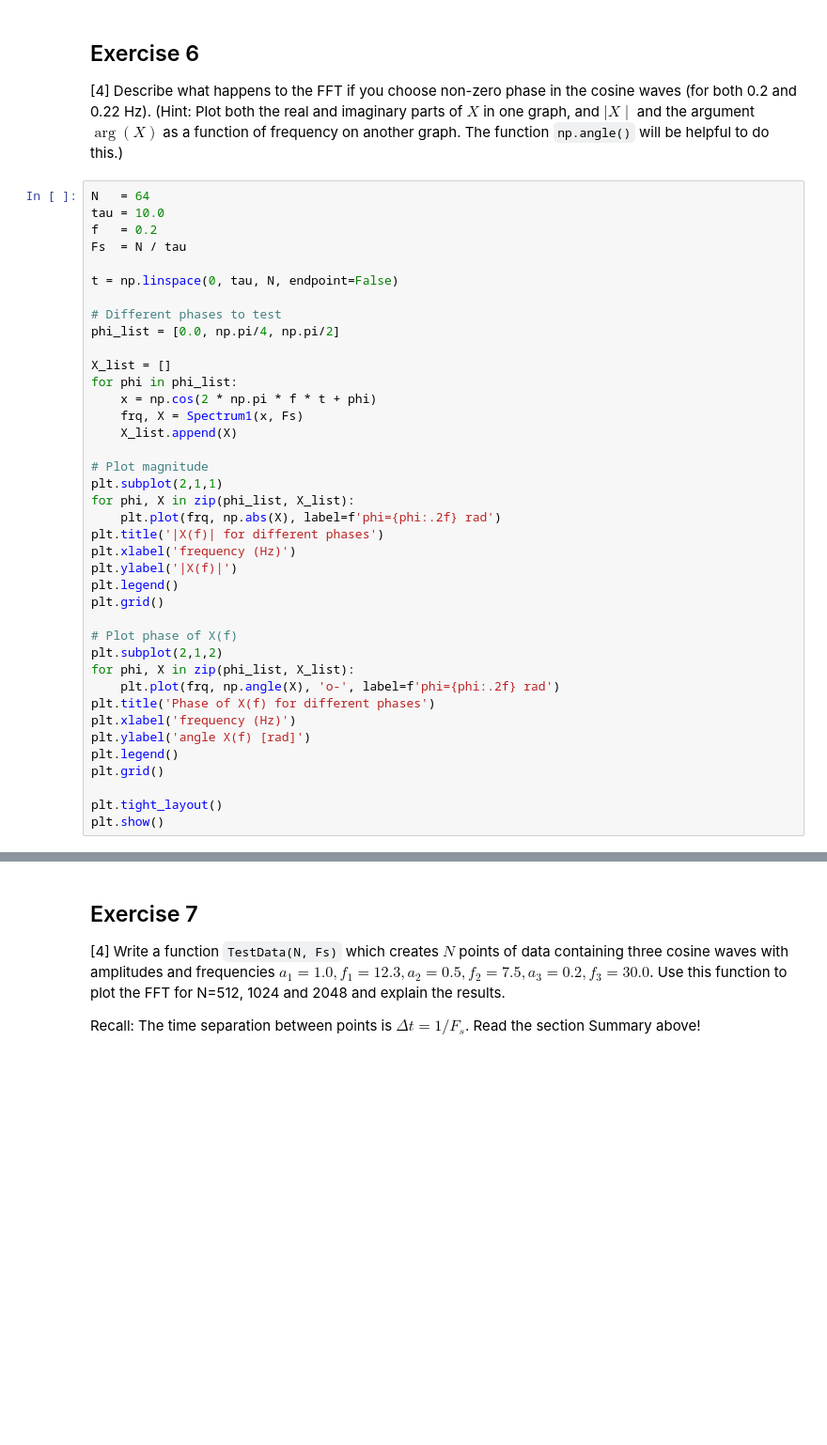
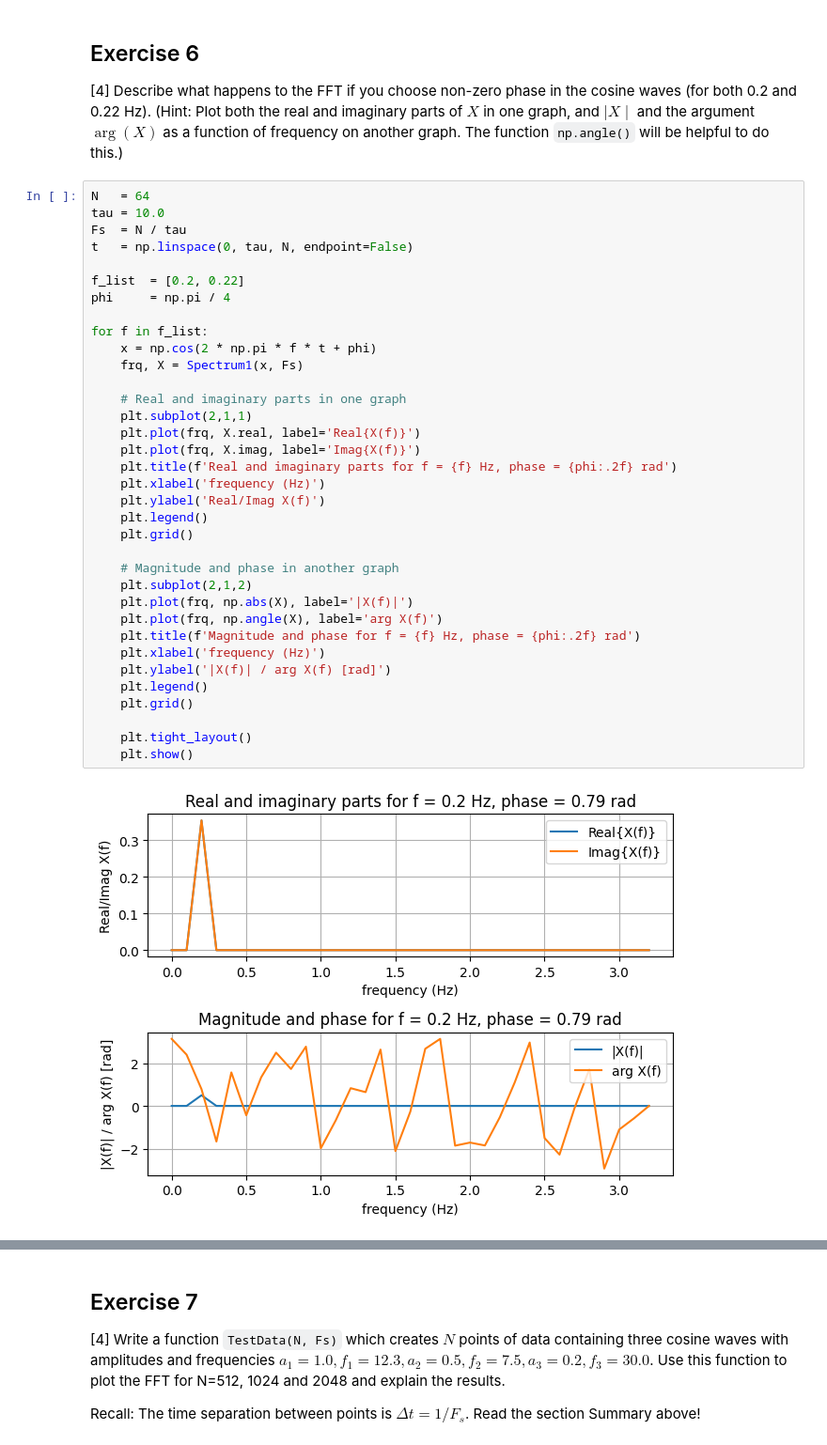
Before and after one commit to PX2145-2025/week-10-b-Ben-Sheldrick, a Jupyter notebook: FFT.ipynb, the cells around one changed output, grey strips where cells are left out. Shown at 94% size. Saved outputs shown, nothing was run; the diff lists cells and outputs as text; blank space fills up the shorter version.

```diff
--- a/FFT.ipynb
+++ b/FFT.ipynb
@@ -501,39 +501,37 @@ for f_sig in f_sig_list:
 # %%
 N   = 64
 tau = 10.0
-f   = 0.2
 Fs  = N / tau
+t   = np.linspace(0, tau, N, endpoint=False)
 
-t = np.linspace(0, tau, N, endpoint=False)
+f_list  = [0.2, 0.22]
+phi     = np.pi / 4
 
-# Different phases to test
-phi_list = [0.0, np.pi/4, np.pi/2]
-
-X_list = []
-for phi in phi_list:
+for f in f_list:
     x = np.cos(2 * np.pi * f * t + phi)
     frq, X = Spectrum1(x, Fs)
-    X_list.append(X)
 
-# Plot magnitude
-plt.subplot(2,1,1)
-for phi, X in zip(phi_list, X_list):
-    plt.plot(frq, np.abs(X), label=f'phi={phi:.2f} rad')
-plt.title('|X(f)| for different phases')
-plt.xlabel('frequency (Hz)')
-plt.ylabel('|X(f)|')
-plt.legend()
-plt.grid()
+    # Real and imaginary parts in one graph
+    plt.subplot(2,1,1)
+    plt.plot(frq, X.real, label='Real{X(f)}')
+    plt.plot(frq, X.imag, label='Imag{X(f)}')
+    plt.title(f'Real and imaginary parts for f = {f} Hz, phase = {phi:.2f} rad')
+    plt.xlabel('frequency (Hz)')
+    plt.ylabel('Real/Imag X(f)')
+    plt.legend()
+    plt.grid()
 
-# Plot phase of X(f)
-plt.subplot(2,1,2)
-for phi, X in zip(phi_list, X_list):
-    plt.plot(frq, np.angle(X), 'o-', label=f'phi={phi:.2f} rad')
-plt.title('Phase of X(f) for different phases')
-plt.xlabel('frequency (Hz)')
-plt.ylabel('angle X(f) [rad]')
-plt.legend()
-plt.grid()
+    # Magnitude and phase in another graph
+    plt.subplot(2,1,2)
+    plt.plot(frq, np.abs(X), label='|X(f)|')
+    plt.plot(frq, np.angle(X), label='arg X(f)')
+    plt.title(f'Magnitude and phase for f = {f} Hz, phase = {phi:.2f} rad')
+    plt.xlabel('frequency (Hz)')
+    plt.ylabel('|X(f)| / arg X(f) [rad]')
+    plt.legend()
+    plt.grid()
 
-plt.tight_layout()
-plt.show()
+    plt.tight_layout()
+    plt.show()
+# %% [output]
+[figure, added]
```
Also changed, not shown: parts of 5 cells of this notebook.
